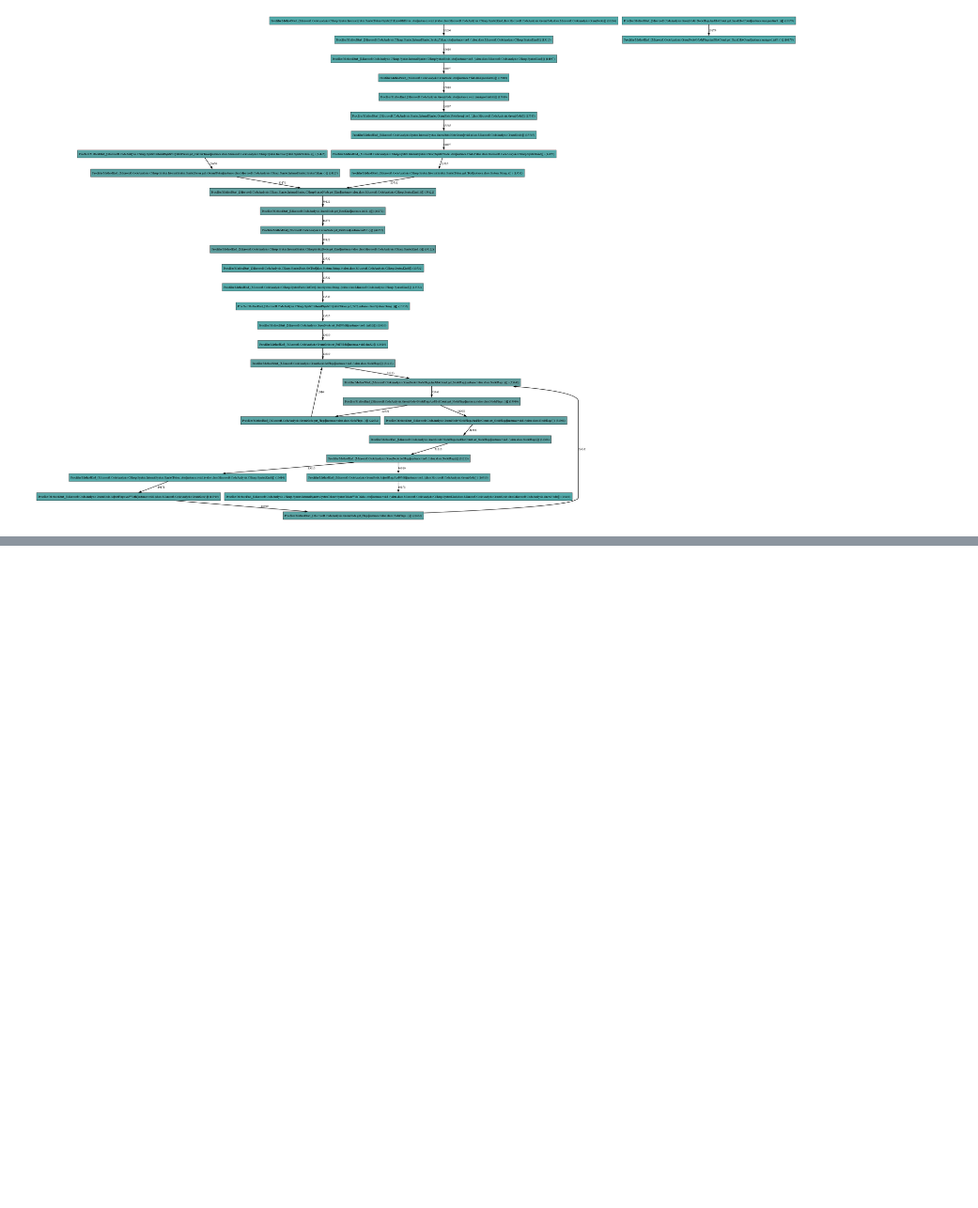
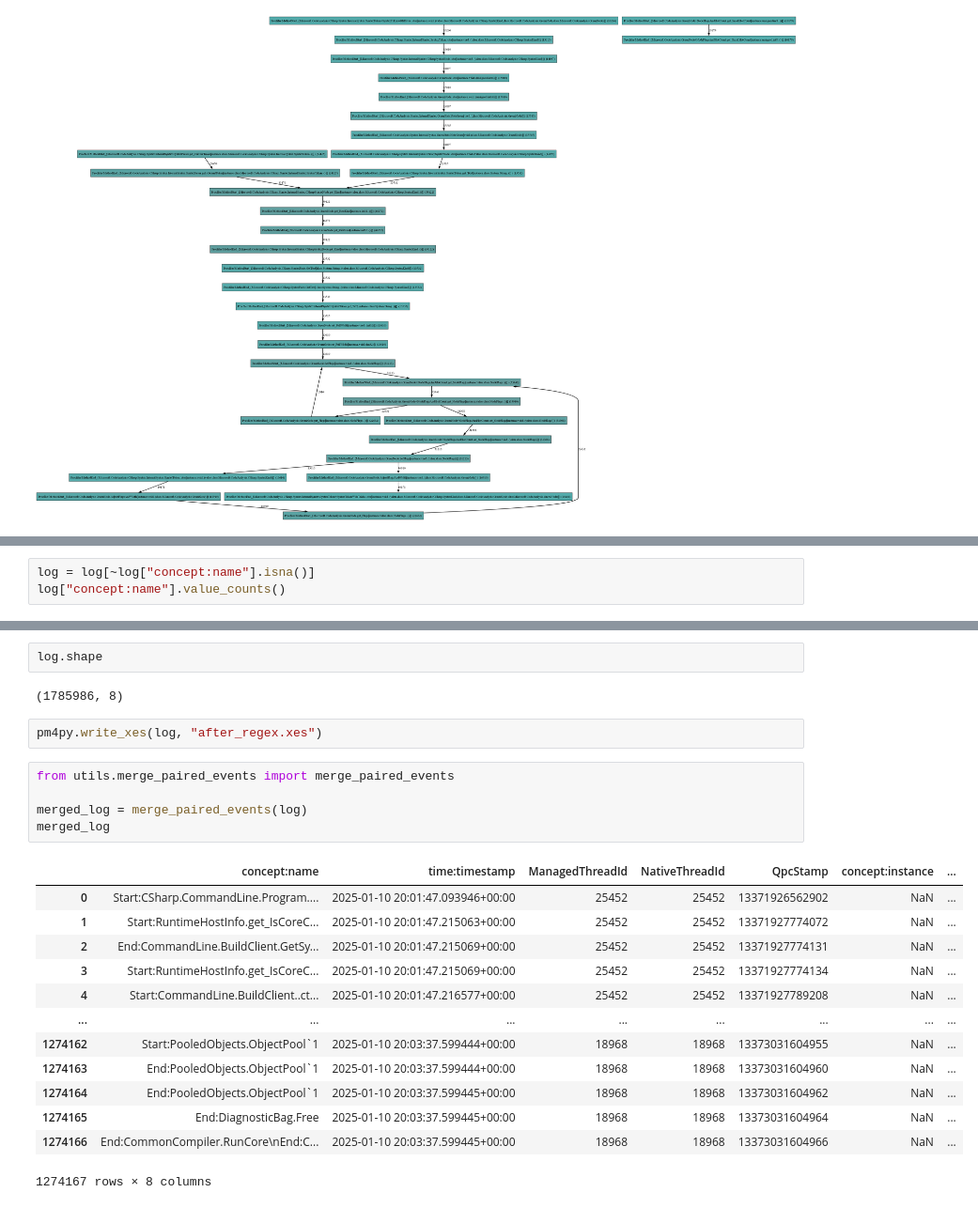
Before and after one commit to TTPO100AJIEX/MMPASE-HW, a Jupyter notebook: 3__preprocess.ipynb, the cells around one changed output, grey strips where cells are left out. Shown at 94% size. Cells and saved outputs as stored; diff of their text form; blank space fills up the shorter version.

```diff
--- a/3__first_models.ipynb
+++ b/3__preprocess.ipynb
@@ -27,0 +70,3 @@ pm4py.view_heuristics_net(heuristics_net)
+# %%
+log = log[~log["concept:name"].isna()]
+log["concept:name"].value_counts()
@@ -27,0 +87,25 @@ pm4py.view_heuristics_net(heuristics_net)
+# %%
+log.shape
+# %% [output]
+(1785986, 8)
+# %%
+pm4py.write_xes(log, "after_regex.xes")
+# %%
+from utils.merge_paired_events import merge_paired_events
+
+merged_log = merge_paired_events(log)
+merged_log
+# %% [output]
+|  | concept:name | time:timestamp | ManagedThreadId | NativeThreadId | QpcStamp | concept:instance | ... |
+| 0 | Start:CSharp.CommandLine.Program.... | 2025-01-10 20:01:47.093946+00:00 | 25452 | 25452 | 13371926562902 | NaN | ... |
+| 1 | Start:RuntimeHostInfo.get_IsCoreC... | 2025-01-10 20:01:47.215063+00:00 | 25452 | 25452 | 13371927774072 | NaN | ... |
+| 2 | End:CommandLine.BuildClient.GetSy... | 2025-01-10 20:01:47.215069+00:00 | 25452 | 25452 | 13371927774131 | NaN | ... |
+| 3 | Start:RuntimeHostInfo.get_IsCoreC... | 2025-01-10 20:01:47.215069+00:00 | 25452 | 25452 | 13371927774134 | NaN | ... |
+| 4 | Start:CommandLine.BuildClient..ct... | 2025-01-10 20:01:47.216577+00:00 | 25452 | 25452 | 13371927789208 | NaN | ... |
+| ... | ... | ... | ... | ... | ... | ... | ... |
+| 1274162 | Start:PooledObjects.ObjectPool`1 | 2025-01-10 20:03:37.599444+00:00 | 18968 | 18968 | 13373031604955 | NaN | ... |
+| 1274163 | End:PooledObjects.ObjectPool`1 | 2025-01-10 20:03:37.599444+00:00 | 18968 | 18968 | 13373031604960 | NaN | ... |
+| 1274164 | End:PooledObjects.ObjectPool`1 | 2025-01-10 20:03:37.599445+00:00 | 18968 | 18968 | 13373031604962 | NaN | ... |
+| 1274165 | End:DiagnosticBag.Free | 2025-01-10 20:03:37.599445+00:00 | 18968 | 18968 | 13373031604964 | NaN | ... |
+| 1274166 | End:CommonCompiler.RunCore\nEnd:C... | 2025-01-10 20:03:37.599445+00:00 | 18968 | 18968 | 13373031604966 | NaN | ... |
+1274167 rows × 8 columns
```
Also changed, not shown: parts of 4 cells of this notebook, 2 other files.
